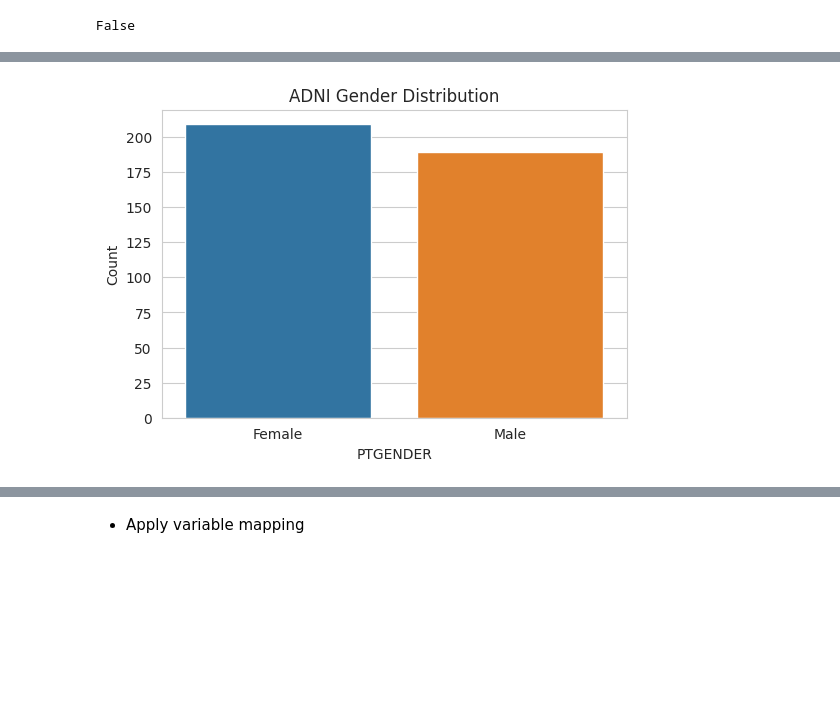
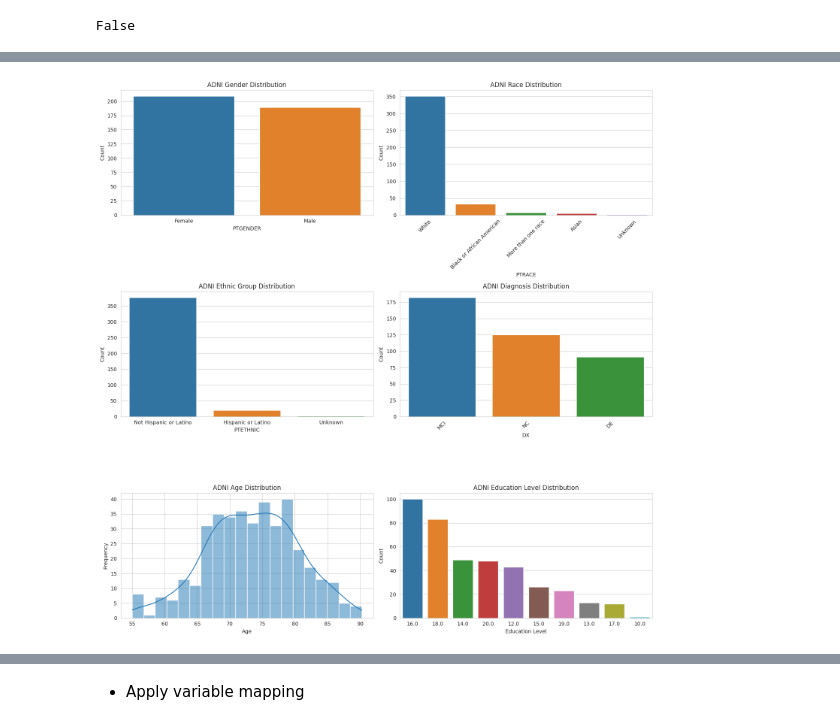
Before and after one commit to vkola-lab/jad2024, a Jupyter notebook: data_paths_and_cleaning/demo_figure_generator.ipynb, the cells around one changed output, grey strips where cells are left out. Saved outputs shown, nothing was run; the diff lists cells and outputs as text; code cells hidden in the pictures; blank space fills up the shorter version.

Commit message:
adding figures

```diff
--- a/data_paths_and_cleaning/demo_figure_generator.ipynb
+++ b/data_paths_and_cleaning/demo_figure_generator.ipynb
@@ -73,8 +73,8 @@ dx_dict = {1: "NC", 2:'MCI',3: "DE"}
 
 # Apply mappings to dataframe columns
 adni_demo['PTGENDER'] = adni_demo['PTGENDER'].map(gender_dict)
-adni_demo['PTRACCAT'] = adni_demo['PTRACCAT'].map(race_dict)
-adni_demo['PTETHCAT'] = adni_demo['PTETHCAT'].map(ethnicity_dict)
+adni_demo['PTRACE'] = adni_demo['PTRACE'].map(race_dict)
+adni_demo['PTETHNIC'] = adni_demo['PTETHNIC'].map(ethnicity_dict)
 adni_demo['DX']=adni_demo['DX'].map(dx_dict)
 # %%
 print(adni_demo['DX'])
@@ -101,58 +99,50 @@ False
 # %%
+#more organized readable plots
 # Set the aesthetic style of the plots
 sns.set_style("whitegrid")
 
+# Create a figure with subplots
+fig, axes = plt.subplots(3, 2, figsize=(15, 15))
+
 # PTGENDER - Bar Chart
-plt.figure(figsize=(6, 4))
-sns.countplot(x='PTGENDER', data=adni_demo, order=adni_demo['PTGENDER'].value_counts().index)
-plt.title('ADNI Gender Distribution')
-plt.ylabel('Count')
+sns.countplot(x='PTGENDER', data=adni_demo, order=adni_demo['PTGENDER'].value_counts().index, ax=axes[0, 0])
+axes[0, 0].set_title('ADNI Gender Distribution')
+axes[0, 0].set_ylabel('Count')
+
+# PTRACCAT - Bar Chart
+sns.countplot(x='PTRACE', data=adni_demo, order=adni_demo['PTRACE'].value_counts().index, ax=axes[0, 1])
+axes[0, 1].set_title('ADNI Race Distribution')
+axes[0, 1].set_ylabel('Count')
+axes[0, 1].tick_params(axis='x', rotation=45)  # Rotate x-axis labels for better readability
+
+# PTETHCAT - Bar Chart
+sns.countplot(x='PTETHNIC', data=adni_demo, order=adni_demo['PTETHNIC'].value_counts().index, ax=axes[1, 0])
+axes[1, 0].set_title('ADNI Ethnic Group Distribution')
+axes[1, 0].set_ylabel('Count')
+
+# DX - Bar Chart for Diagnoses
+sns.countplot(x='DX', data=adni_demo, order=adni_demo['DX'].value_counts().index, ax=axes[1, 1])
+axes[1, 1].set_title('ADNI Diagnosis Distribution')
+axes[1, 1].set_ylabel('Count')
+axes[1, 1].tick_params(axis='x', rotation=45)  # Rotate x-axis labels for better readability
+
+# PTAGE - Histogram
+sns.histplot(adni_demo['PTAGE'], bins=20, kde=True, ax=axes[2, 0])  # KDE=True adds a density line
+axes[2, 0].set_title('ADNI Age Distribution')
+axes[2, 0].set_xlabel('Age')
+axes[2, 0].set_ylabel('Frequency')
+
+# PTEDUCAT - Ordered Bar Chart
+sns.countplot(x='PTEDUCAT', data=adni_demo, order=adni_demo['PTEDUCAT'].value_counts().index, ax=axes[2, 1])
+axes[2, 1].set_title('ADNI Education Level Distribution')
+axes[2, 1].set_xlabel('Education Level')
+axes[2, 1].set_ylabel('Count')
+
+# Adjusting layout
+plt.tight_layout()
 plt.show()
 
-# PTRACE - Bar Chart
-plt.figure(figsize=(10, 6))
-sns.countplot(x='PTRACCAT', data=adni_demo, order=adni_demo['PTRACCAT'].value_counts().index)
-plt.title('ADNI Race Distribution')
-plt.xticks(rotation=45)
-plt.ylabel('Count')
-plt.show()
-
-# PTETHNIC - Bar Chart
-plt.figure(figsize=(8, 6))
-sns.countplot(x='PTETHCAT', data=adni_demo, order=adni_demo['PTETHCAT'].value_counts().index)
-plt.title('ADNI Ethnic Group Distribution')
-plt.ylabel('Count')
-plt.show()
-
-#dx
-
-# DX - Bar Chart for Diagnoses
-plt.figure(figsize=(8, 6))
-sns.countplot(x='DX', data=adni_demo, order=adni_demo['DX'].value_counts().index)
-plt.title('ADNI Diagnosis Distribution')
-plt.xticks(rotation=45)
-plt.xlabel('Diagnosis')
-plt.ylabel('Count')
-plt.show()
-
-
-#Age distribution
-# PTAGE - Histogram
-plt.figure(figsize=(8, 6))
-sns.histplot(adni_demo['AGE'], bins=20, kde=True)  # KDE=True adds a density line
-plt.title('ADNI Age Distribution')
-plt.xlabel('Age')
-plt.ylabel('Frequency')
-plt.show()
-
-
-# PTEDUCAT - Ordered Bar Chart
-plt.figure(figsize=(8, 6))
-# Assuming PTEDUCAT contains ordered categories; if not, sort_values or order parameter may be needed
-sns.countplot(x='PTEDUCAT', data=adni_demo, order = adni_demo['PTEDUCAT'].value_counts().index)
-plt.title('ADNI Education Level Distribution')
-plt.xlabel('Education Level')
-plt.ylabel('Count')
-plt.show()
+# Save the plot as a JPG image
+plt.savefig('adni_demo_plots.jpg', dpi=300)  # Specify dpi for better quality if needed
 # %% [output]
-[figure, old version]
+[figure, new version]
```
Also changed, not shown: parts of 6 cells of this notebook, 1 other file.
